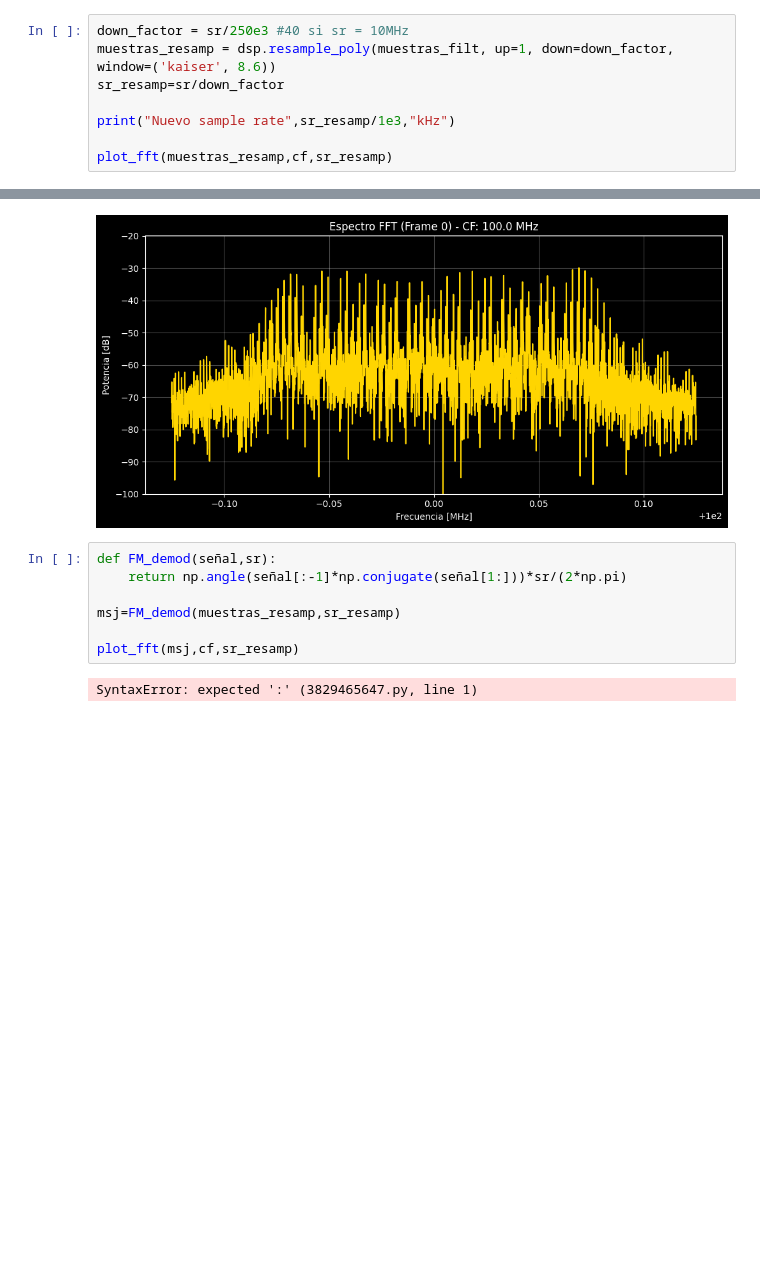
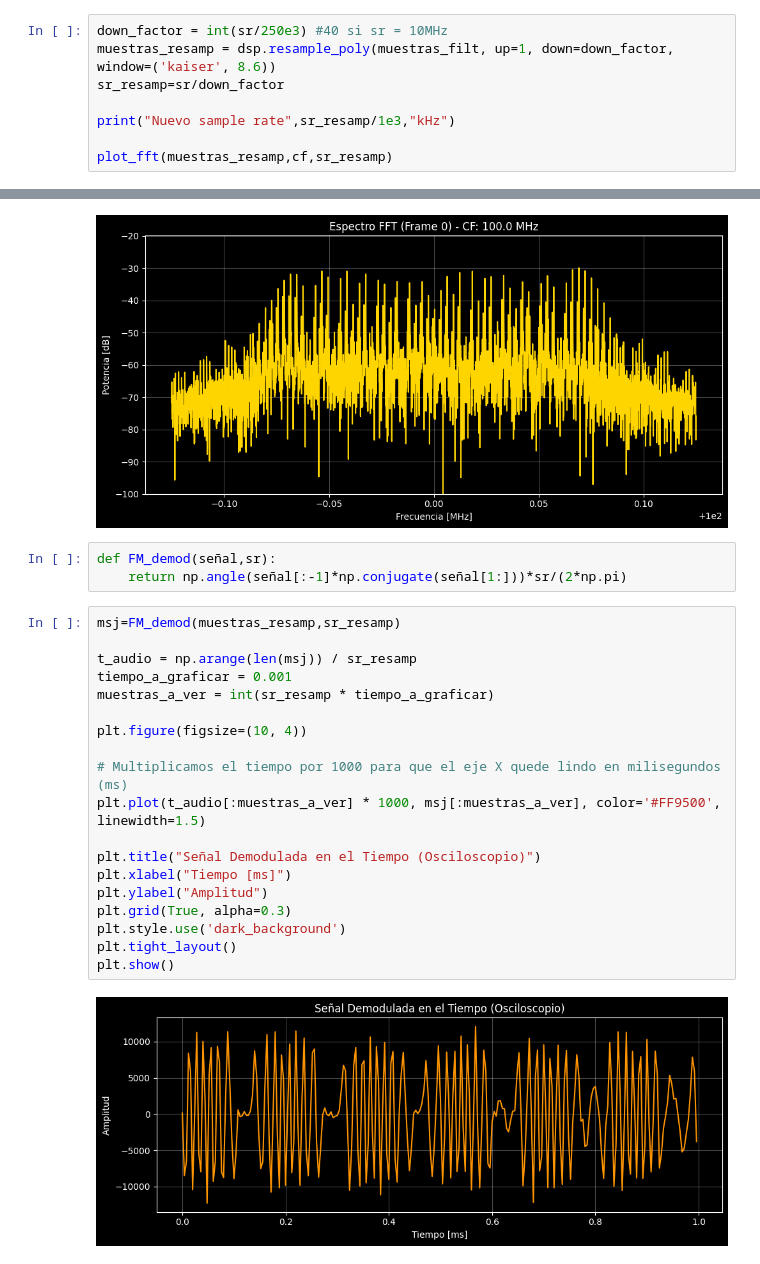
Before and after one commit to alandanastasio/demodulador, a Jupyter notebook: demodulación_experimental.ipynb, the cells around one changed output, grey strips where cells are left out. Drawn from its saved outputs; the diff is of its cells as text; blank space fills up the shorter version.

```diff
--- a/demodulación_experimental.ipynb
+++ b/demodulación_experimental.ipynb
@@ -81,7 +81,7 @@ plot_fft(muestras_filt,cf,sr)
 # %% [output]
 [figure]
 # %%
-down_factor = sr/250e3 #40 si sr = 10MHz
+down_factor = int(sr/250e3) #40 si sr = 10MHz
 muestras_resamp = dsp.resample_poly(muestras_filt, up=1, down=down_factor, window=('kaiser', 8.6))
 sr_resamp=sr/down_factor
 
@@ -94,9 +94,24 @@ Nuevo sample rate 250.0 kHz
 # %%
 def FM_demod(señal,sr):
     return np.angle(señal[:-1]*np.conjugate(señal[1:]))*sr/(2*np.pi)
-
-msj=FM_demod(muestras_resamp,sr_resamp)
-
-plot_fft(msj,cf,sr_resamp)
-# %% [output]
-SyntaxError: expected ':' (3829465647.py, line 1)
+# %%
+msj=FM_demod(muestras_resamp,sr_resamp)
+
+t_audio = np.arange(len(msj)) / sr_resamp
+tiempo_a_graficar = 0.001
+muestras_a_ver = int(sr_resamp * tiempo_a_graficar)
+
+plt.figure(figsize=(10, 4))
+
+# Multiplicamos el tiempo por 1000 para que el eje X quede lindo en milisegundos (ms)
+plt.plot(t_audio[:muestras_a_ver] * 1000, msj[:muestras_a_ver], color='#FF9500', linewidth=1.5)
+
+plt.title("Señal Demodulada en el Tiempo (Osciloscopio)")
+plt.xlabel("Tiempo [ms]")
+plt.ylabel("Amplitud")
+plt.grid(True, alpha=0.3)
+plt.style.use('dark_background')
+plt.tight_layout()
+plt.show()
+# %% [output]
+[figure, added]
```
Also changed, not shown: 10 other files.
